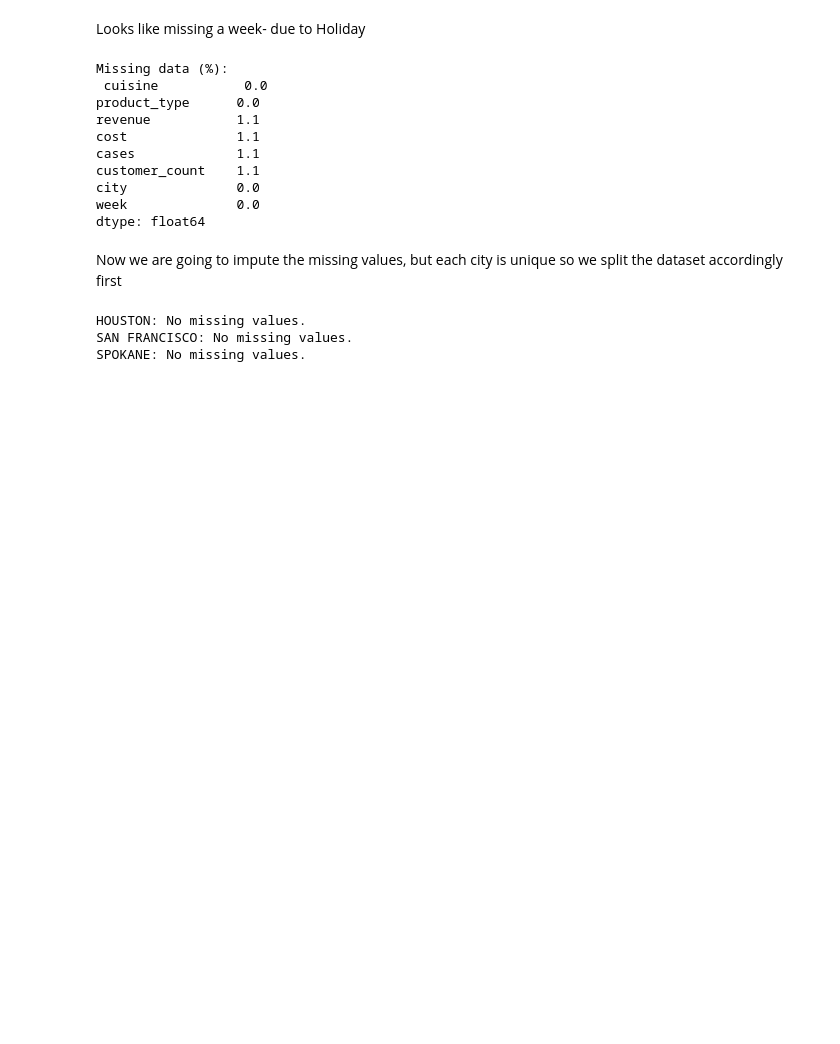
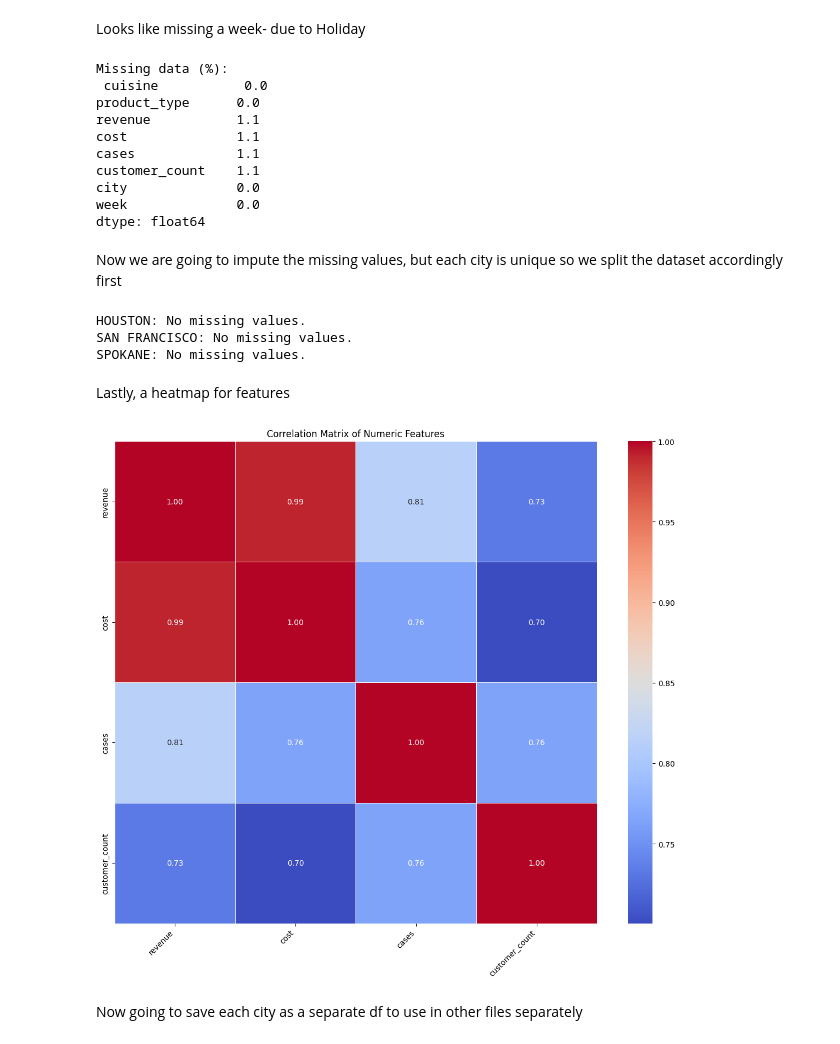
Before and after one commit to drtclem/Sysco, a Jupyter notebook: src/EDA.ipynb, the cells around one changed output. Saved outputs shown, nothing was run; the diff lists cells and outputs as text; code cells hidden in the pictures; blank space fills up the shorter version.

```diff
--- a/src/EDA.ipynb
+++ b/src/EDA.ipynb
@@ -885,6 +886,27 @@ for city, df in city_dfs.items():
 HOUSTON: No missing values.
 SAN FRANCISCO: No missing values.
 SPOKANE: No missing values.
+# %% [markdown]
+Lastly, a heatmap for features
+# %%
+corr = df.corr(numeric_only=True)
+
+plt.figure(figsize=(12, 10))
+sns.heatmap(corr,
+            annot=True,
+            fmt=".2f",
+            cmap='coolwarm',
+            linewidths=0.5,
+            square=True)
+
+plt.title('Correlation Matrix of Numeric Features')
+plt.xticks(rotation=45, ha='right')
+plt.tight_layout()
+plt.show()
+# %% [output]
+[figure, added]
+# %% [markdown]
+Now going to save each city as a separate df to use in other files separately
 # %%
 df_houston.to_pickle("houston_df.pkl")
 df_sf.to_pickle("san_francisco_df.pkl")
```
Also changed, not shown: parts of 23 cells of this notebook.
